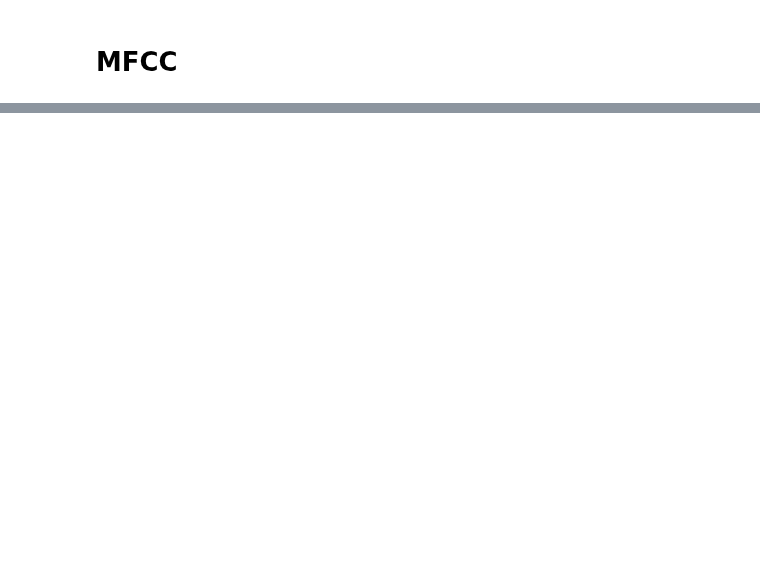
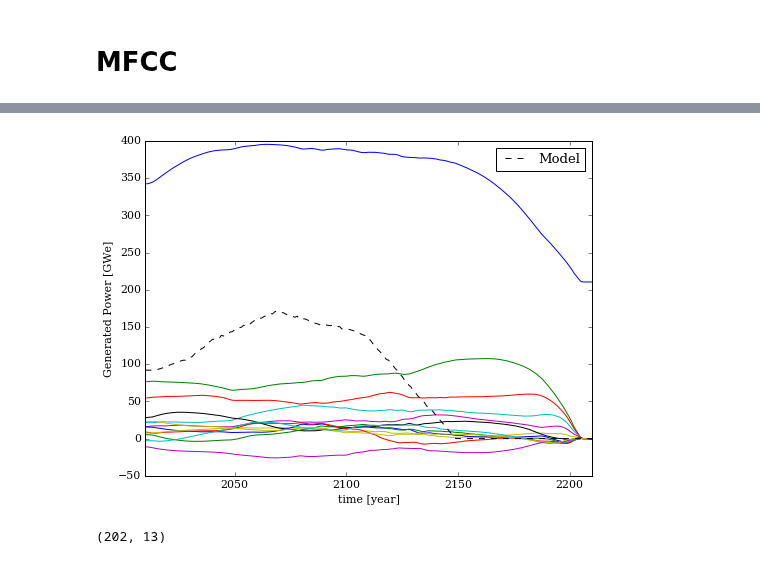
Before and after one commit to scopatz/fc-bench-method, a Jupyter notebook: methodology.ipynb, the cells around one changed output, grey strips where cells are left out. Saved outputs shown, nothing was run; the diff lists cells and outputs as text; code cells hidden in the pictures; blank space fills up the shorter version.

```diff
--- a/methodology.ipynb
+++ b/methodology.ipynb
@@ -414,0 +407,3 @@ plt.plot(t, low_pass)
+# %%
+import librosa
+mfcc_params = dict(sr=1, n_mfcc=13, n_fft=128, hop_length=1)
@@ -414,0 +425,20 @@ plt.plot(t, low_pass)
+# %%
+mfcc = librosa.feature.mfcc(gwe_lwr_mu, **mfcc_params).T
+# %%
+fig = plt.figure(figsize=(8, 6))
+plt.plot(t, mfcc[:len(t)])
+plt.plot(t, gwe_lwr_mu, 'k--', label='Model')
+ax = plt.axis()
+plt.axis([t[0], t[-1], ax[2], ax[3]])
+plt.legend(loc=0)
+plt.xlabel('time [year]')
+plt.ylabel('Generated Power [GWe]')
+fname = 'mfcc-lwr-model'
+plt.savefig(fname + '.png')
+plt.savefig(fname + '.eps')
+# %% [output]
+[figure, added]
+# %%
+mfcc.shape
+# %% [output]
+(202, 13)
```
Also changed, not shown: parts of 27 cells of this notebook, 33 other files.
